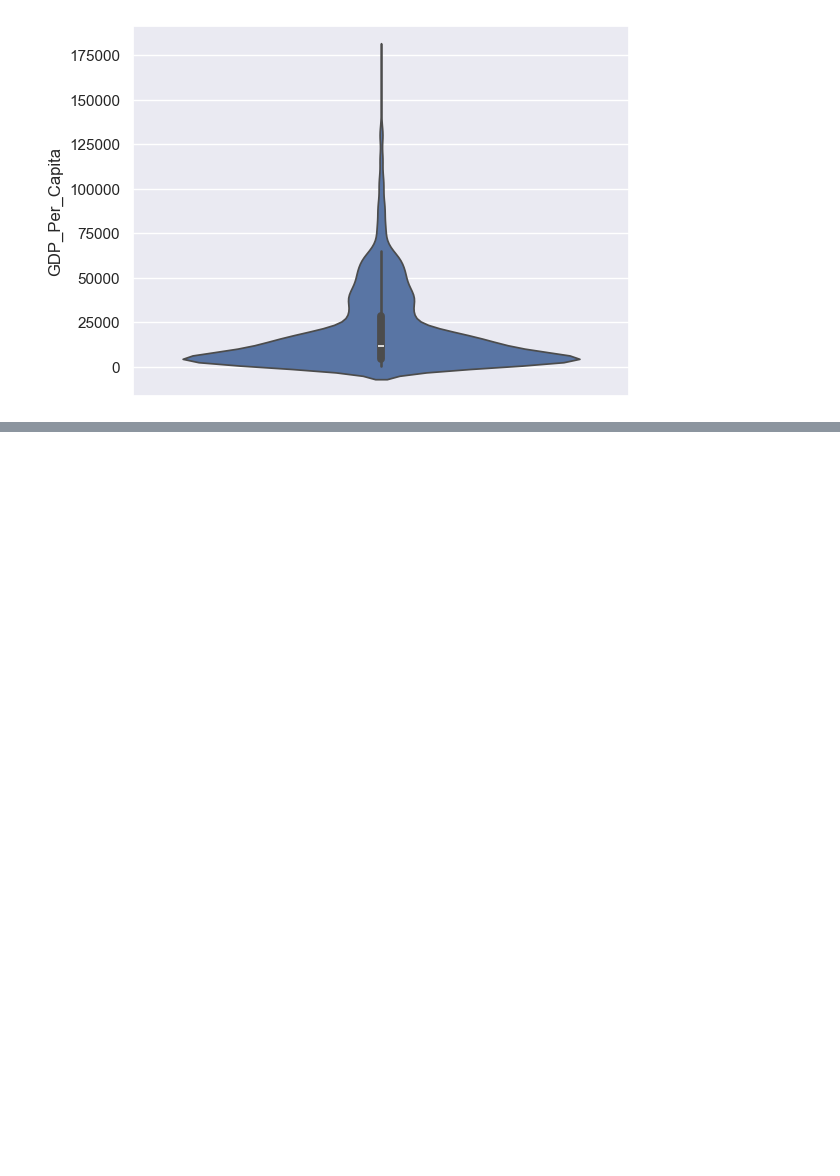
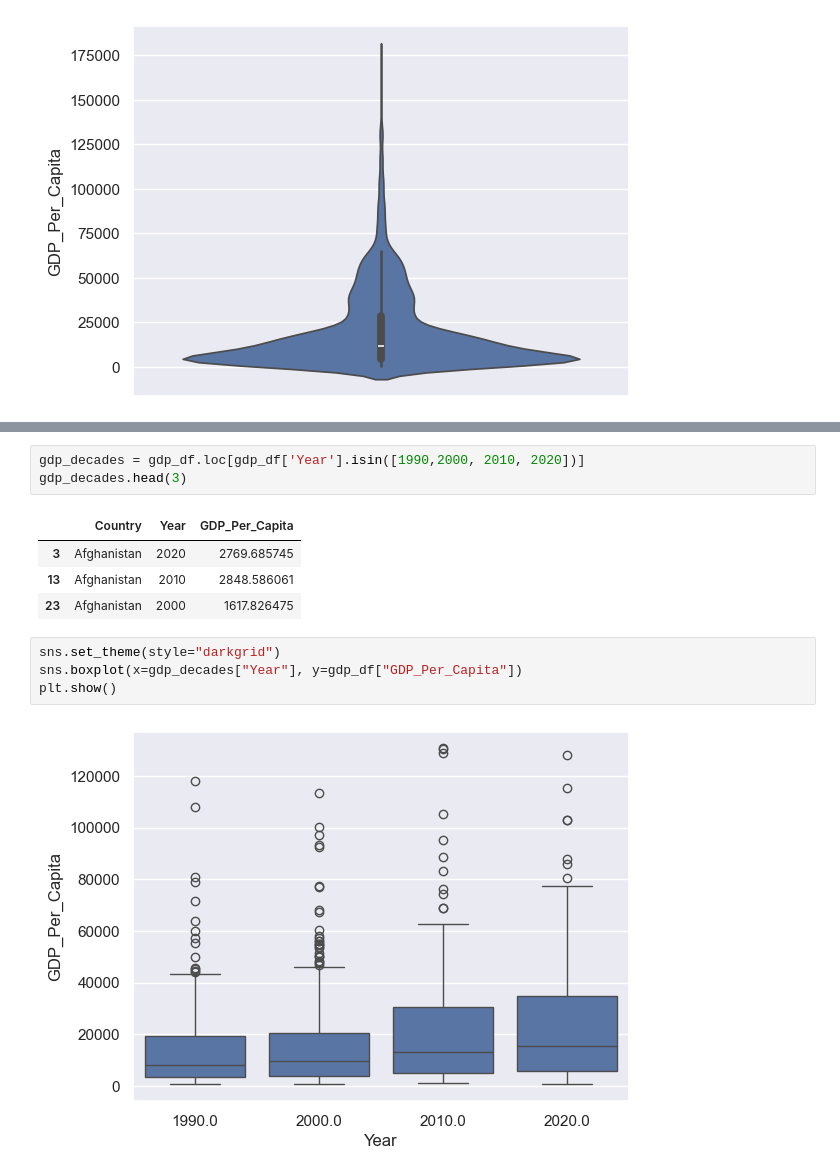
Before and after one commit to NSS-Data-Analytics-Cohort-14/gdp-and-internet-usage-lou-knoble, a Jupyter notebook: notebooks/example.ipynb, the cells around one changed output, grey strips where cells are left out. Drawn from its saved outputs; the diff is of its cells as text; blank space fills up the shorter version.

```diff
--- a/notebooks/example.ipynb
+++ b/notebooks/example.ipynb
@@ -127,0 +144,14 @@ plt.show()
+# %%
+gdp_decades = gdp_df.loc[gdp_df['Year'].isin([1990,2000, 2010, 2020])]
+gdp_decades.head(3)
+# %% [output]
+|  | Country | Year | GDP_Per_Capita |
+| 3 | Afghanistan | 2020 | 2769.685745 |
+| 13 | Afghanistan | 2010 | 2848.586061 |
+| 23 | Afghanistan | 2000 | 1617.826475 |
+# %%
+sns.set_theme(style="darkgrid")
+sns.boxplot(x=gdp_decades["Year"], y=gdp_df["GDP_Per_Capita"])
+plt.show()
+# %% [output]
+[figure, added]
```
Also changed, not shown: parts of 44 cells of this notebook.
